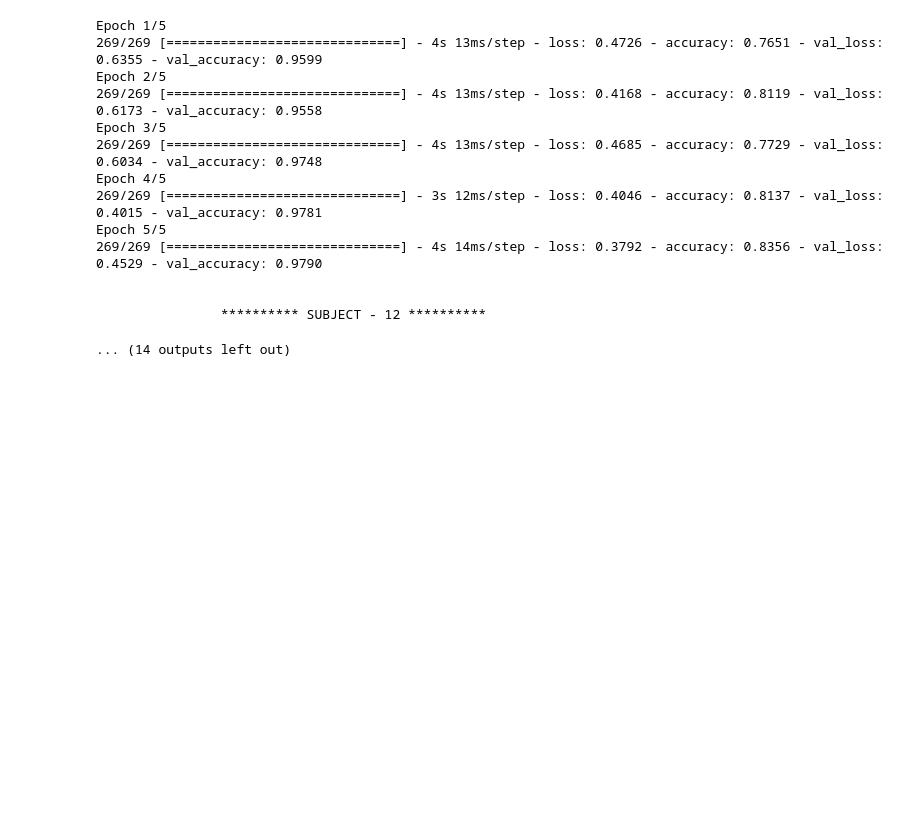
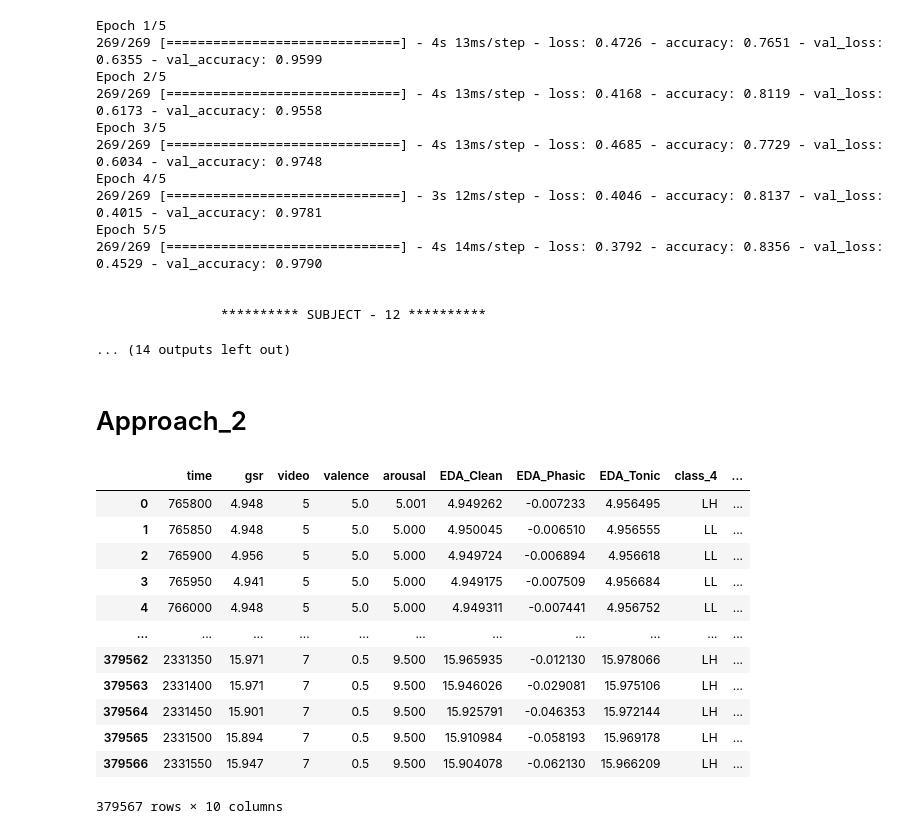
Before and after one commit to Dhyanesh-Panchal/GSR-research-and-stress-detection, a Jupyter notebook: notebooks/LSTM_GSR_Phasic.ipynb, the cells around one changed output. Cells and saved outputs as stored; diff of their text form; code cells hidden in the pictures; blank space fills up the shorter version.

Commit message:
2nd Approach to LSTM works very great

```diff
--- a/notebooks/LSTM_GSR_Phasic.ipynb
+++ b/notebooks/LSTM_GSR_Phasic.ipynb
@@ -272,0 +274,18 @@ test_df =
+# %% [markdown]
+# Approach_2
+# %%
+data
+# %% [output]
+|  | time | gsr | video | valence | arousal | EDA_Clean | EDA_Phasic | EDA_Tonic | class_4 | ... |
+| 0 | 765800 | 4.948 | 5 | 5.0 | 5.001 | 4.949262 | -0.007233 | 4.956495 | LH | ... |
+| 1 | 765850 | 4.948 | 5 | 5.0 | 5.000 | 4.950045 | -0.006510 | 4.956555 | LL | ... |
+| 2 | 765900 | 4.956 | 5 | 5.0 | 5.000 | 4.949724 | -0.006894 | 4.956618 | LL | ... |
+| 3 | 765950 | 4.941 | 5 | 5.0 | 5.000 | 4.949175 | -0.007509 | 4.956684 | LL | ... |
+| 4 | 766000 | 4.948 | 5 | 5.0 | 5.000 | 4.949311 | -0.007441 | 4.956752 | LL | ... |
+| ... | ... | ... | ... | ... | ... | ... | ... | ... | ... | ... |
+| 379562 | 2331350 | 15.971 | 7 | 0.5 | 9.500 | 15.965935 | -0.012130 | 15.978066 | LH | ... |
+| 379563 | 2331400 | 15.971 | 7 | 0.5 | 9.500 | 15.946026 | -0.029081 | 15.975106 | LH | ... |
+| 379564 | 2331450 | 15.901 | 7 | 0.5 | 9.500 | 15.925791 | -0.046353 | 15.972144 | LH | ... |
+| 379565 | 2331500 | 15.894 | 7 | 0.5 | 9.500 | 15.910984 | -0.058193 | 15.969178 | LH | ... |
+| 379566 | 2331550 | 15.947 | 7 | 0.5 | 9.500 | 15.904078 | -0.062130 | 15.966209 | LH | ... |
+379567 rows × 10 columns
```
Also changed, not shown: parts of 19 cells of this notebook.
